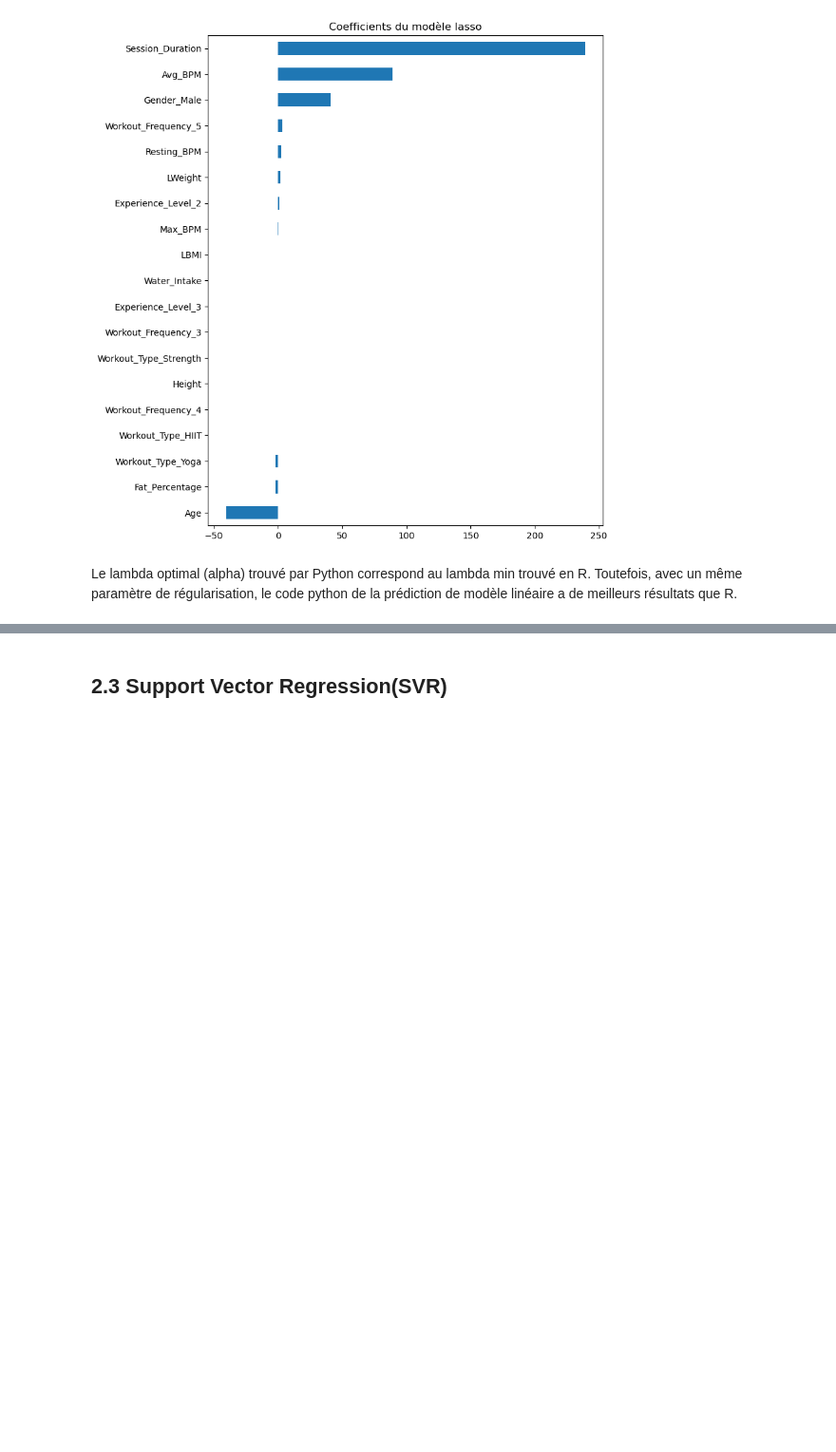
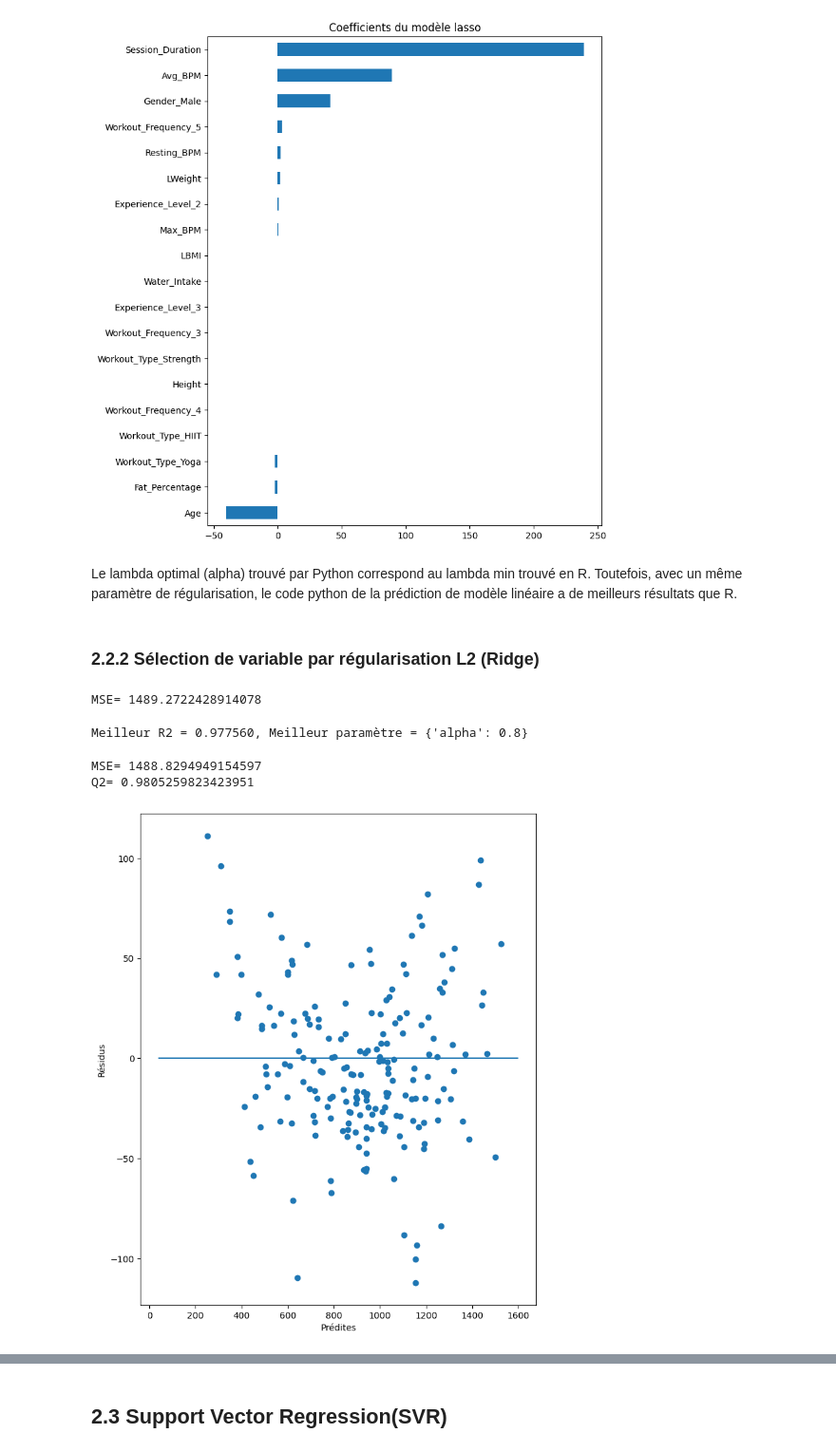
Before and after one commit to QUENTINTOUIL/Projet_ML, a Jupyter notebook: Python.ipynb, the cells around one changed output, grey strips where cells are left out. Shown at 95% size. Cells and saved outputs as stored; diff of their text form; code cells hidden in the pictures; blank space fills up the shorter version.

```diff
--- a/Python.ipynb
+++ b/Python.ipynb
@@ -256,3 +254,44 @@ Text(0.5, 1.0, 'Coefficients du modèle lasso')
 [figure]
 # %% [markdown]
 Le lambda optimal (alpha) trouvé par Python correspond au lambda min trouvé en R. Toutefois, avec un même paramètre de régularisation, le code python de la prédiction de modèle linéaire a de meilleurs résultats que R.
+# %% [markdown]
+### 2.2.2 Sélection de variable par régularisation L2 (Ridge)
+# %%
+regRidge = linear_model.Ridge()
+regRidge.fit(Xr_train,Yr_train)
+prev_ridge=regRidge.predict(Xr_test)
+print("MSE=",mean_squared_error(Yr_test,prev_ridge))
+# %% [output]
+MSE= 1489.2722428914078
+# %%
+# grille de valeurs du paramètre alpha à optimiser
+param=[{"alpha":[0.5,0.8,1,3,4.52]}]
+regRidge = GridSearchCV(linear_model.Ridge(), param,cv=10,n_jobs=-1)
+regRidgeOpt=regRidge.fit(Xr_train, Yr_train)
+
+# paramètre optimal
+regRidgeOpt.best_params_["alpha"]
+print("Meilleur R2 = %f, Meilleur paramètre = %s" % (regRidgeOpt.best_score_,regRidgeOpt.best_params_))
+# %% [output]
+Meilleur R2 = 0.977560, Meilleur paramètre = {'alpha': 0.8}
+# %%
+# Résultats de prédiction sur l'échantillon de test
+prev_ridge=regRidgeOpt.predict(Xr_test)
+mse_mod_lin_ridge=mean_squared_error(prev_ridge,Yr_test)
+r2_mod_lin_ridge=r2_score(Yr_test,prev_ridge)
+print("MSE=", mse_mod_lin_ridge)
+print("Q2=",r2_mod_lin_ridge)
+# %% [output]
+MSE= 1488.8294949154597
+Q2= 0.9805259823423951
+# %%
+# Résidus sur l'échantillon de test
+plt.plot(prev_ridge,Yr_test-prev_ridge,"o")
+plt.xlabel(u"Prédites")
+plt.ylabel(u"Résidus")
+plt.hlines(0,40,1600)
+plt.show()
+
+# On a exactement les mêmes résidus pour ridge et lasso je ne sais pas pourquoi
+# %% [output]
+[figure, added]
```
Also changed, not shown: parts of 49 cells of this notebook, 2 other files.
